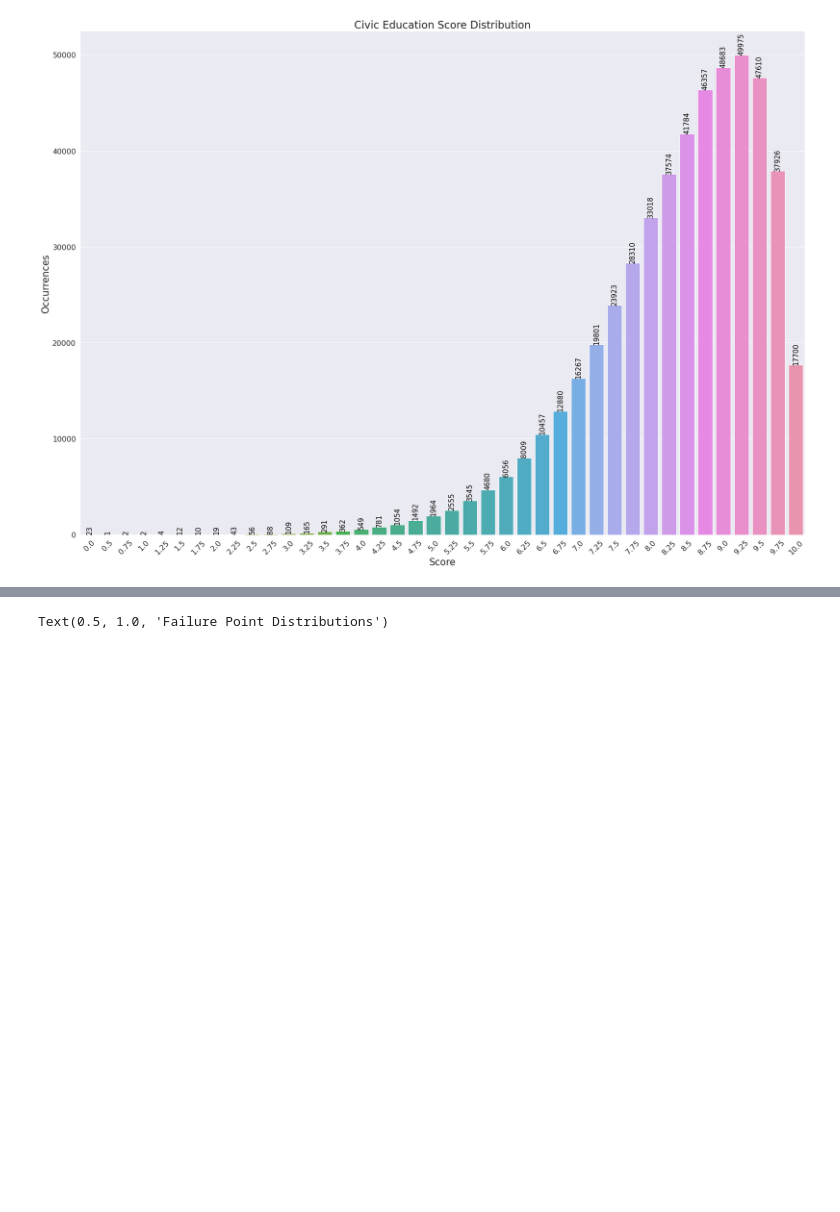
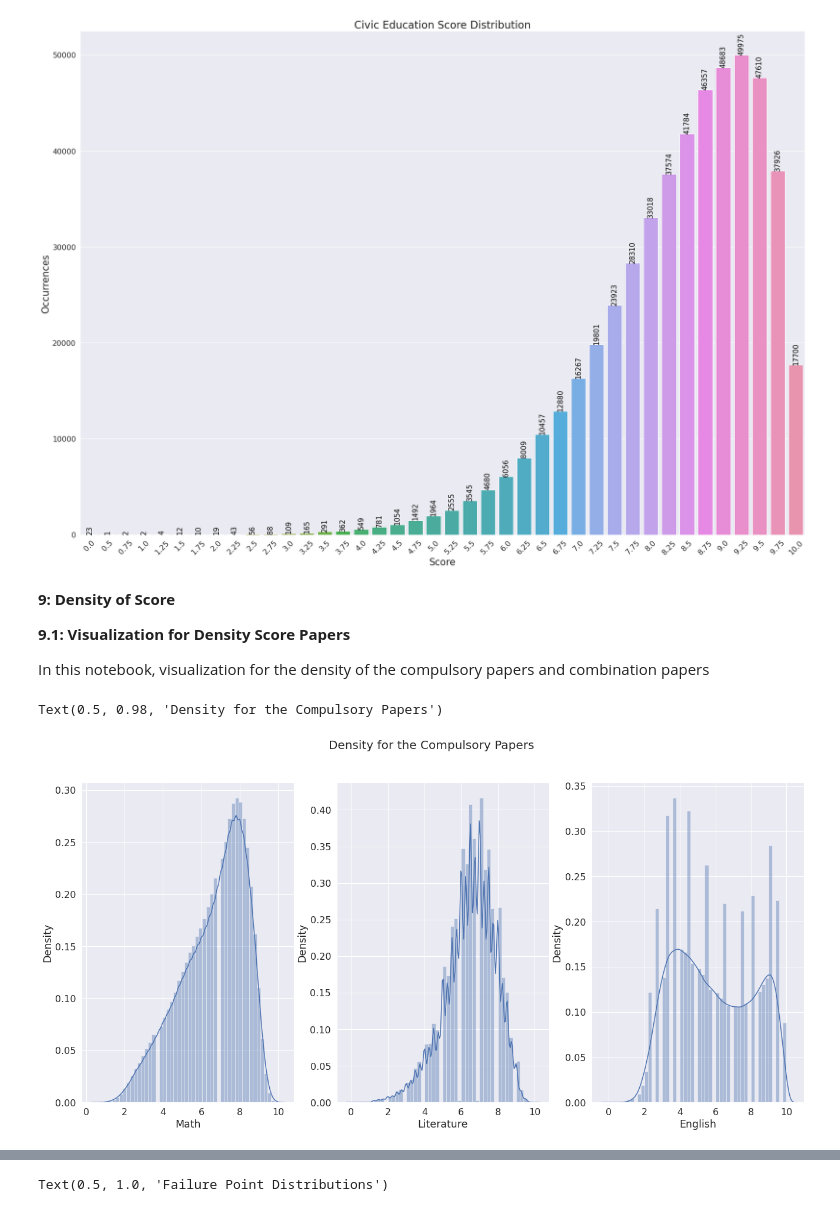
Before and after one commit to outlook1227/Python-Notebook-for-Dataset, a Jupyter notebook: Vietnam National High School Graduation Examination/2021/Code/Vietnam_National_High_School_Graduation_Examination_2021.ipynb, the cells around one changed output, grey strips where cells are left out. Saved outputs shown, nothing was run; the diff lists cells and outputs as text; code cells hidden in the pictures; blank space fills up the shorter version.

```diff
--- a/Vietnam National High School Graduation Examination/2021/Code/Vietnam_National_High_School_Graduation_Examination_2021.ipynb
+++ b/Vietnam National High School Graduation Examination/2021/Code/Vietnam_National_High_School_Graduation_Examination_2021.ipynb
@@ -863,3 +863,19 @@ plt.title("Civic Education Score Distribution", fontsize = 22.5)
 # %% [output]
 Text(0.5, 1.0, 'Civic Education Score Distribution')
 [figure]
+# %% [markdown]
+**9: Density of Score**
+
+**9.1: Visualization for Density Score Papers**
+
+In this notebook, visualization for the density of the compulsory papers and combination papers
+# %%
+# Density for 3 compulsory independent papers Score
+fig, axes = plt.subplots(1, 3, figsize = (22, 10))
+sns.distplot(math_dataset_cleaned["Math"], ax = axes[0])
+sns.distplot(literature_dataset_cleaned["Literature"], ax = axes[1])
+sns.distplot(english_dataset_cleaned["English"], ax = axes[2])
+fig.suptitle("Density for the Compulsory Papers", fontsize = 20)
+# %% [output]
+Text(0.5, 0.98, 'Density for the Compulsory Papers')
+[figure, added]
```
Also changed, not shown: parts of 7 cells of this notebook.
